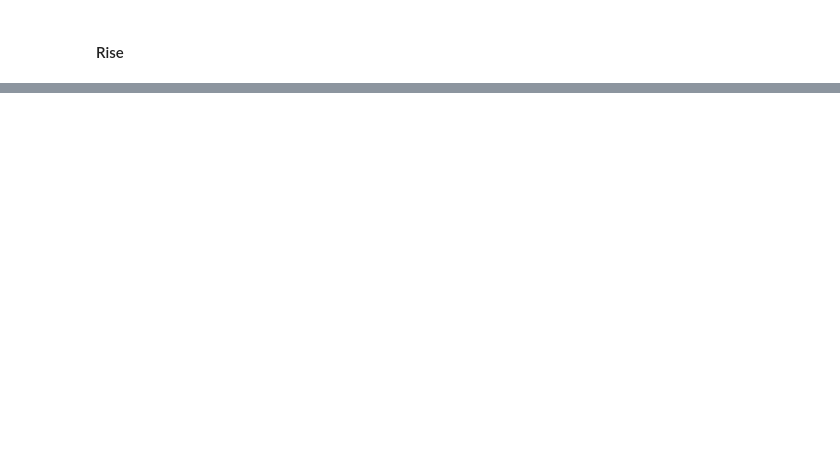
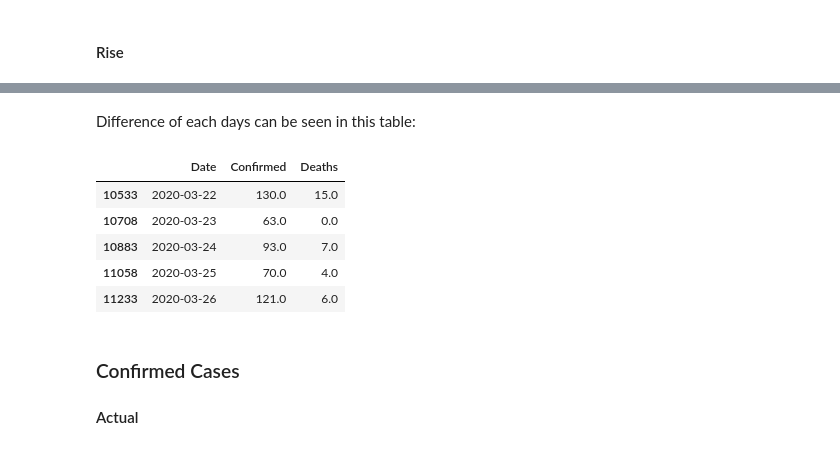
Before and after one commit to nieltg/ncov19-id-analysis, a Jupyter notebook: ncov19-id-analysis.ipynb, the cells around one changed output, grey strips where cells are left out. Cells and saved outputs as stored; diff of their text form; code cells hidden in the pictures; blank space fills up the shorter version.

```diff
--- a/ncov19-id-analysis.ipynb
+++ b/ncov19-id-analysis.ipynb
@@ -119,0 +135,18 @@ _ = plt.xticks(rotation=45, horizontalalignment="right")
+# %% [markdown]
+Difference of each days can be seen in this table:
+# %%
+diff_columns = dataset_cn.columns.difference(['Date'])
+dataset_cn_diff = dataset_cn.copy()
+dataset_cn_diff[diff_columns] = dataset_cn_diff[diff_columns].diff()
+dataset_cn_diff.tail()
+# %% [output]
+|  | Date | Confirmed | Deaths |
+| 10533 | 2020-03-22 | 130.0 | 15.0 |
+| 10708 | 2020-03-23 | 63.0 | 0.0 |
+| 10883 | 2020-03-24 | 93.0 | 7.0 |
+| 11058 | 2020-03-25 | 70.0 | 4.0 |
+| 11233 | 2020-03-26 | 121.0 | 6.0 |
+# %% [markdown]
+### Confirmed Cases
+
+#### Actual
```
Also changed, not shown: parts of 16 cells of this notebook.
